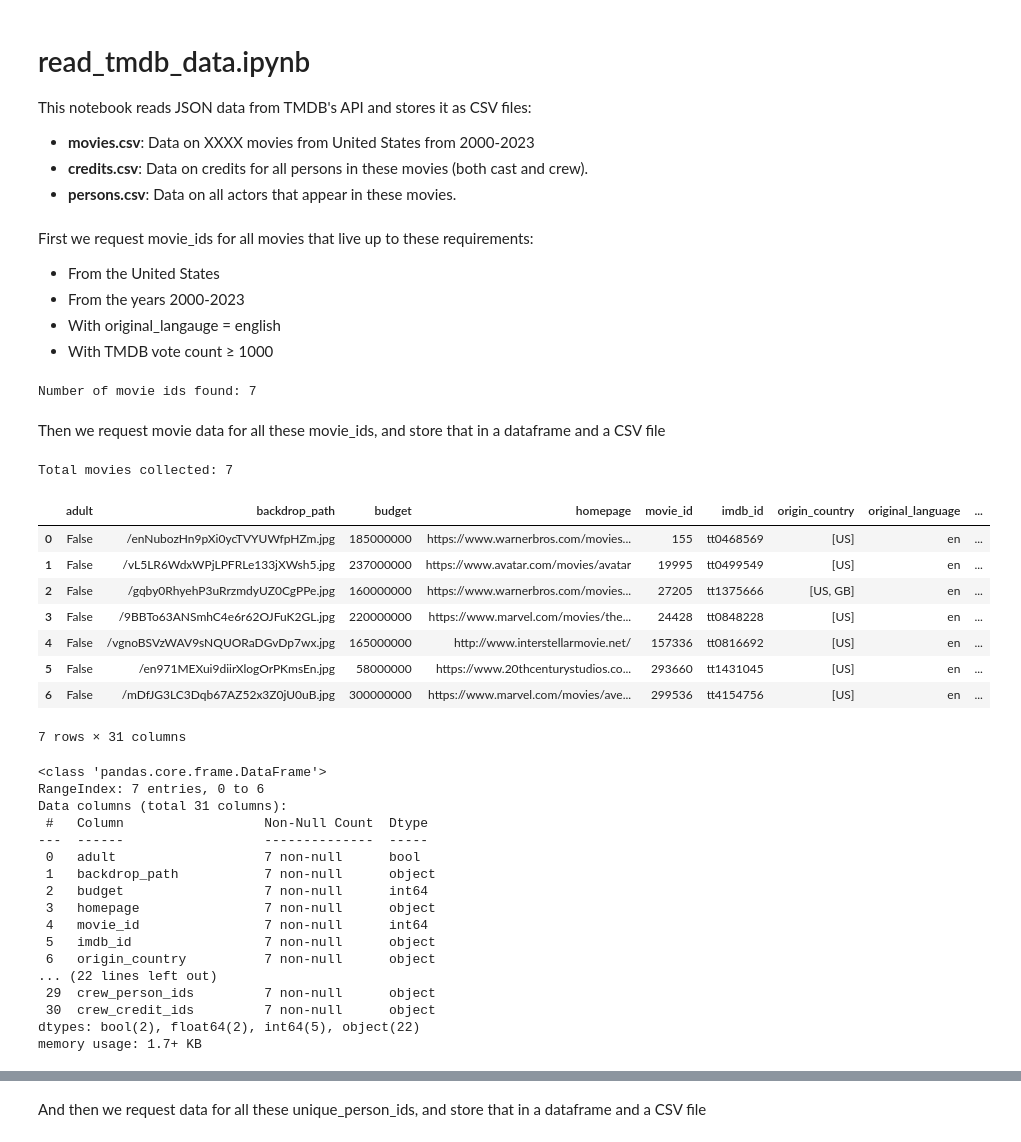
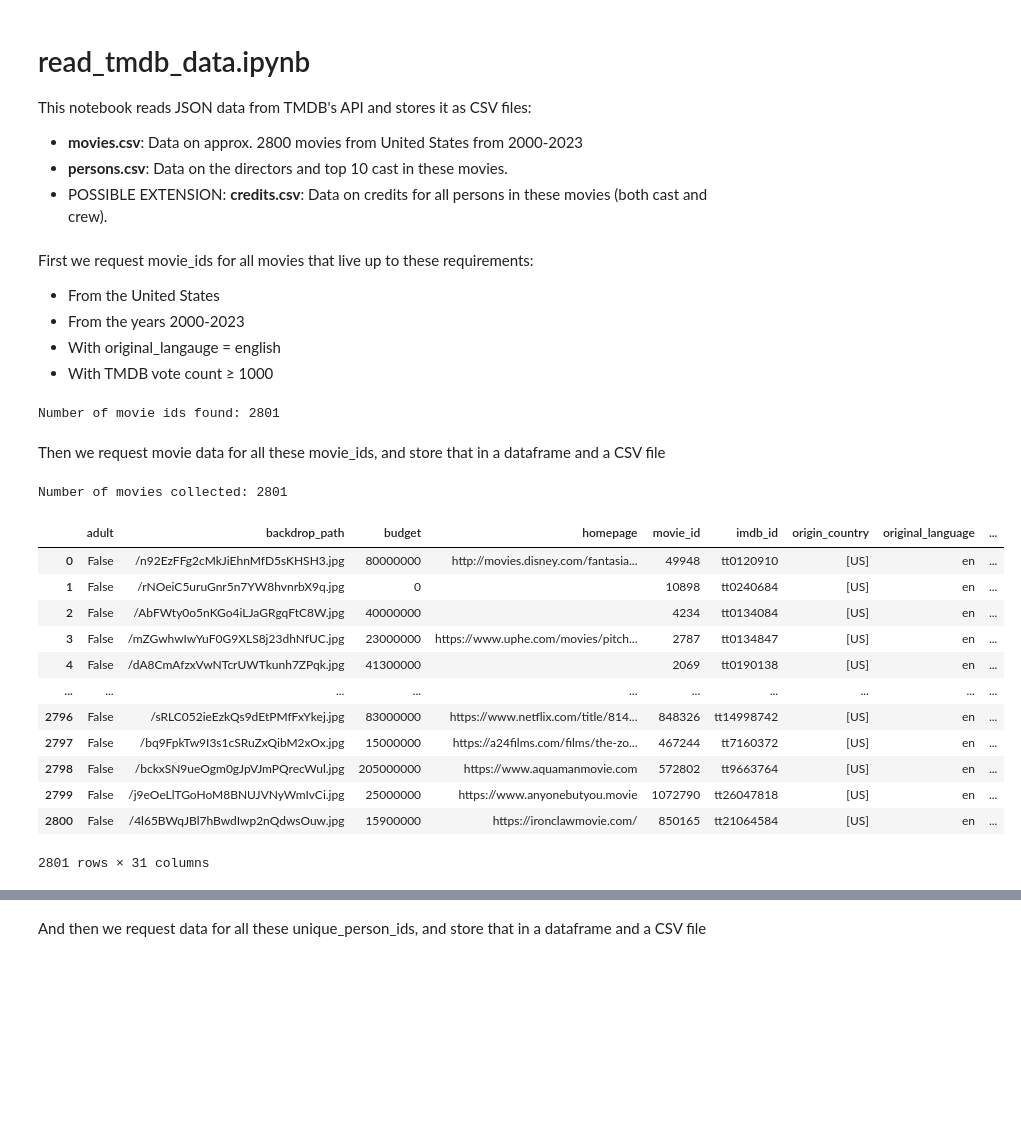
Before and after one commit to pbollhorn/bi-group-5-and-9, a Jupyter notebook: exam_project/read_tmdb_data.ipynb, the cells around one changed output, grey strips where cells are left out. Drawn from its saved outputs; the diff is of its cells as text; code cells hidden in the pictures; blank space fills up the shorter version.

```diff
--- a/exam_project/read_tmdb_data.ipynb
+++ b/exam_project/read_tmdb_data.ipynb
@@ -2,9 +2,9 @@
 # read_tmdb_data.ipynb
 
 This notebook reads JSON data from TMDB's API and stores it as CSV files:
-- **movies.csv**: Data on XXXX movies from United States from 2000-2023
-- **credits.csv**: Data on credits for all persons in these movies (both cast and crew).
-- **persons.csv**: Data on all actors that appear in these movies.
+- **movies.csv**: Data on approx. 2800 movies from United States from 2000-2023
+- **persons.csv**: Data on the directors and top 10 cast in these movies.
+- POSSIBLE EXTENSION: **credits.csv**: Data on credits for all persons in these movies (both cast and crew).
 # %%
 import os
 import requests
@@ -35,7 +35,7 @@ base_url = (
     "&language=en-US"
     "&with_original_language=en"
     "&with_origin_country=US"
-    "&vote_count.gte=30000"
+    "&vote_count.gte=1000"
     "&primary_release_date.gte=2000-01-01"
     "&primary_release_date.lte=2023-12-31"
     "&sort_by=primary_release_date.asc"
@@ -64,7 +64,7 @@ for page in range(1, 501):
 
 print(f"Number of movie ids found: {len(movie_ids)}")
 # %% [output]
-Number of movie ids found: 7
+Number of movie ids found: 2801
 # %% [markdown]
 Then we request movie data for all these movie_ids, and store that in a dataframe and a CSV file
 # %%
@@ -75,71 +75,53 @@ for movie_id in movie_ids:
     url = f"https://api.themoviedb.org/3/movie/{movie_id}?language=en-US&append_to_response=credits"
     response = requests.get(url, headers=headers)
     if response.status_code != 200:
-        raise Exception(f"Status code: {response.status_code} Text: {response.text}")
+        raise Exception(f"movie_id: {movie_id} Status code: {response.status_code} Text: {response.text}")
 
     # Extract the movie data from the response as a dictionary
     movie = response.json()
 
-    # Find directors and put director_person_ids in the dictionary
+    # Find the directors and put director_person_ids in the dictionary
     movie["director_person_ids"] = []
     for credit in movie["credits"]["crew"]:
         if(credit["job"]=="Director"):
             movie["director_person_ids"].append(credit["id"])
 
     # Simplify child dictionaries to list of ids
     movie["genre_ids"] = [genre["id"] for genre in movie["genres"]]
     movie["spoken_languages"] = [language["iso_639_1"] for language in movie["spoken_languages"]]
     movie["production_company_ids"] = [company["id"] for company in movie["production_companies"]]
     movie["production_countries"] = [country["iso_3166_1"] for country in movie["production_countries"]]
     movie["collection_id"] = movie["belongs_to_collection"]["id"] if movie["belongs_to_collection"] else pd.NA
     movie["cast_person_ids"] = [cast_member["id"] for cast_member in movie["credits"]["cast"]]
     movie["cast_credit_ids"] = [cast_member["credit_id"] for cast_member in movie["credits"]["cast"]]
     movie["crew_person_ids"] = [crew_member["id"] for crew_member in movie["credits"]["crew"]]
     movie["crew_credit_ids"] = [crew_member["credit_id"] for crew_member in movie["credits"]["crew"]]
     del movie['genres']
     del movie['production_companies']
     del movie["belongs_to_collection"]
     del movie["credits"]
 
     all_movies.append(movie)
     sleep(REQUEST_DELAY_SECONDS)
 
 df_movies = pd.DataFrame(all_movies)
 df_movies.rename(columns={"id": "movie_id"}, inplace=True)
 df_movies.to_csv("../movie_data/movies.csv", index=False)
-print(f"Total movies collected: {len(df_movies)}")
+print(f"Number of movies collected: {len(df_movies)}")
+df_movies
 # %% [output]
-Total movies collected: 7
+Number of movies collected: 2801
+|  | adult | backdrop_path | budget | homepage | movie_id | imdb_id | origin_country | original_language | ... |
+| 0 | False | /n92EzFFg2cMkJiEhnMfD5sKHSH3.jpg | 80000000 | http://movies.disney.com/fantasia... | 49948 | tt0120910 | [US] | en | ... |
+| 1 | False | /rNOeiC5uruGnr5n7YW8hvnrbX9q.jpg | 0 |  | 10898 | tt0240684 | [US] | en | ... |
+| 2 | False | /AbFWty0o5nKGo4iLJaGRgqFtC8W.jpg | 40000000 |  | 4234 | tt0134084 | [US] | en | ... |
+| 3 | False | /mZGwhwIwYuF0G9XLS8j23dhNfUC.jpg | 23000000 | https://www.uphe.com/movies/pitch... | 2787 | tt0134847 | [US] | en | ... |
+| 4 | False | /dA8CmAfzxVwNTcrUWTkunh7ZPqk.jpg | 41300000 |  | 2069 | tt0190138 | [US] | en | ... |
+| ... | ... | ... | ... | ... | ... | ... | ... | ... | ... |
+| 2796 | False | /sRLC052ieEzkQs9dEtPMfFxYkej.jpg | 83000000 | https://www.netflix.com/title/814... | 848326 | tt14998742 | [US] | en | ... |
+| 2797 | False | /bq9FpkTw9I3s1cSRuZxQibM2xOx.jpg | 15000000 | https://a24films.com/films/the-zo... | 467244 | tt7160372 | [US] | en | ... |
+| 2798 | False | /bckxSN9ueOgm0gJpVJmPQrecWul.jpg | 205000000 | https://www.aquamanmovie.com | 572802 | tt9663764 | [US] | en | ... |
+| 2799 | False | /j9eOeLlTGoHoM8BNUJVNyWmIvCi.jpg | 25000000 | https://www.anyonebutyou.movie | 1072790 | tt26047818 | [US] | en | ... |
+| 2800 | False | /4l65BWqJBl7hBwdIwp2nQdwsOuw.jpg | 15900000 | https://ironclawmovie.com/ | 850165 | tt21064584 | [US] | en | ... |
+2801 rows × 31 columns
-# %%
-df_movies
-# %% [output]
-|  | adult | backdrop_path | budget | homepage | movie_id | imdb_id | origin_country | original_language | ... |
-| 0 | False | /enNubozHn9pXi0ycTVYUWfpHZm.jpg | 185000000 | https://www.warnerbros.com/movies... | 155 | tt0468569 | [US] | en | ... |
-| 1 | False | /vL5LR6WdxWPjLPFRLe133jXWsh5.jpg | 237000000 | https://www.avatar.com/movies/avatar | 19995 | tt0499549 | [US] | en | ... |
-| 2 | False | /gqby0RhyehP3uRrzmdyUZ0CgPPe.jpg | 160000000 | https://www.warnerbros.com/movies... | 27205 | tt1375666 | [US, GB] | en | ... |
-| 3 | False | /9BBTo63ANSmhC4e6r62OJFuK2GL.jpg | 220000000 | https://www.marvel.com/movies/the... | 24428 | tt0848228 | [US] | en | ... |
-| 4 | False | /vgnoBSVzWAV9sNQUORaDGvDp7wx.jpg | 165000000 | http://www.interstellarmovie.net/ | 157336 | tt0816692 | [US] | en | ... |
-| 5 | False | /en971MEXui9diirXlogOrPKmsEn.jpg | 58000000 | https://www.20thcenturystudios.co... | 293660 | tt1431045 | [US] | en | ... |
-| 6 | False | /mDfJG3LC3Dqb67AZ52x3Z0jU0uB.jpg | 300000000 | https://www.marvel.com/movies/ave... | 299536 | tt4154756 | [US] | en | ... |
-7 rows × 31 columns
-# %%
-df_movies.info()
-# %% [output]
-<class 'pandas.core.frame.DataFrame'>
-RangeIndex: 7 entries, 0 to 6
-Data columns (total 31 columns):
- #   Column                  Non-Null Count  Dtype
----  ------                  --------------  -----
- 0   adult                   7 non-null      bool
- 1   backdrop_path           7 non-null      object
- 2   budget                  7 non-null      int64
- 3   homepage                7 non-null      object
- 4   movie_id                7 non-null      int64
- 5   imdb_id                 7 non-null      object
- 6   origin_country          7 non-null      object
-... (22 lines left out)
- 29  crew_person_ids         7 non-null      object
- 30  crew_credit_ids         7 non-null      object
-dtypes: bool(2), float64(2), int64(5), object(22)
-memory usage: 1.7+ KB
 # %% [markdown]
```
Also changed, not shown: parts of 8 cells of this notebook, 1 other file.
